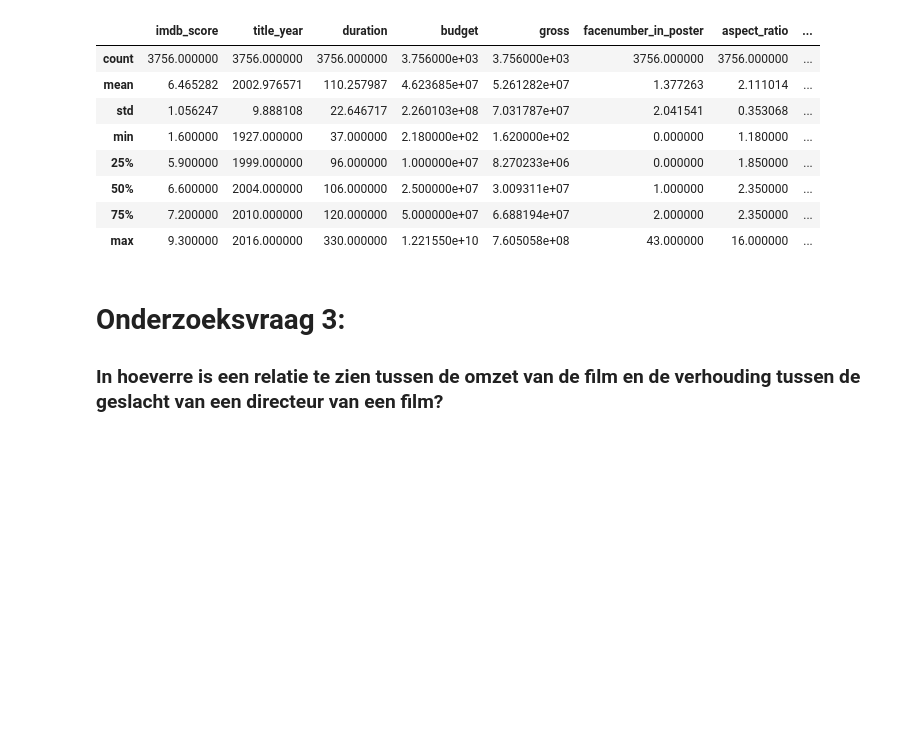
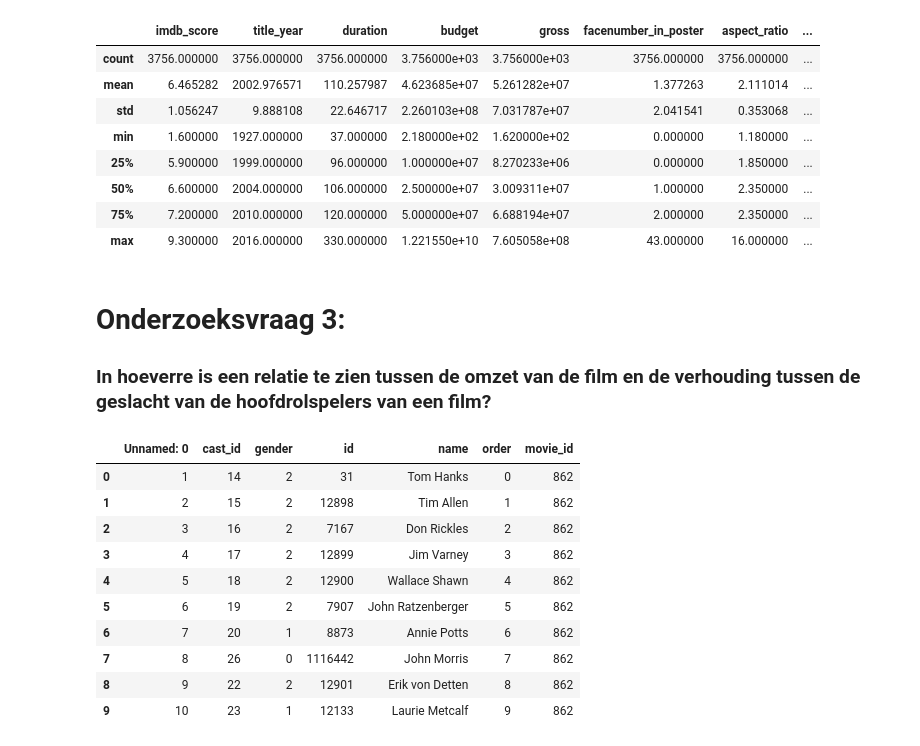
Before and after one commit to Danny-cao/DataScienceMovies, a Jupyter notebook: DataScienceFilms.ipynb, the cells around one changed output. Saved outputs shown, nothing was run; the diff lists cells and outputs as text; code cells hidden in the pictures; blank space fills up the shorter version.

```diff
--- a/DataScienceFilms.ipynb
+++ b/DataScienceFilms.ipynb
@@ -205,4 +205,4 @@ df_movies.describe()
 # %% [markdown]
 # Onderzoeksvraag 3:
 
-### In hoeverre is een relatie te zien tussen de omzet van de film en de verhouding tussen de geslacht van een directeur van een film?
+### In hoeverre is een relatie te zien tussen de omzet van de film en de verhouding tussen de geslacht van de hoofdrolspelers van een film?
@@ -210,0 +209,17 @@ df_credits = pd.read_csv("credits.csv")
+# %%
+# importeer Externe bronnen
+df_actors = pd.read_csv("actors.csv")
+df_movies_metadata = pd.read_csv("movies_metadata.csv", low_memory=False)
+df_actors.head(10)
+# %% [output]
+|  | Unnamed: 0 | cast_id | gender | id | name | order | movie_id |
+| 0 | 1 | 14 | 2 | 31 | Tom Hanks | 0 | 862 |
+| 1 | 2 | 15 | 2 | 12898 | Tim Allen | 1 | 862 |
+| 2 | 3 | 16 | 2 | 7167 | Don Rickles | 2 | 862 |
+| 3 | 4 | 17 | 2 | 12899 | Jim Varney | 3 | 862 |
+| 4 | 5 | 18 | 2 | 12900 | Wallace Shawn | 4 | 862 |
+| 5 | 6 | 19 | 2 | 7907 | John Ratzenberger | 5 | 862 |
+| 6 | 7 | 20 | 1 | 8873 | Annie Potts | 6 | 862 |
+| 7 | 8 | 26 | 0 | 1116442 | John Morris | 7 | 862 |
+| 8 | 9 | 22 | 2 | 12901 | Erik von Detten | 8 | 862 |
+| 9 | 10 | 23 | 1 | 12133 | Laurie Metcalf | 9 | 862 |
```
Also changed, not shown: parts of 6 cells of this notebook.
